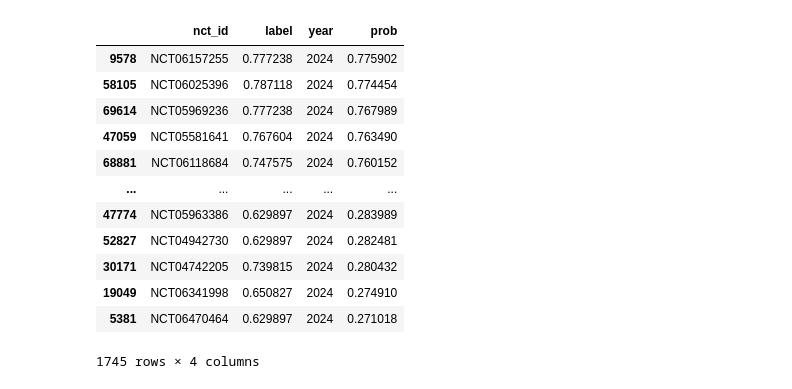
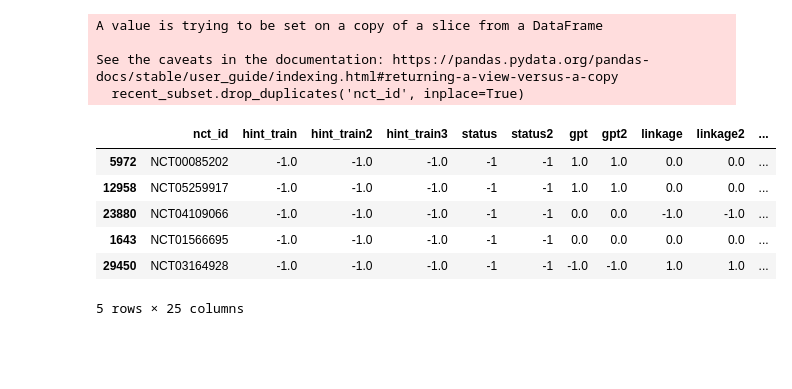
Before and after one commit to chufangao/CTOD, a Jupyter notebook: tutorials/predictions_on_current_trials.ipynb, the cells around one changed output. Saved outputs shown, nothing was run; the diff lists cells and outputs as text; code cells hidden in the pictures; blank space fills up the shorter version.

```diff
--- a/tutorials/predictions_on_current_trials.ipynb
+++ b/tutorials/predictions_on_current_trials.ipynb
@@ -336,17 +36,38 @@ y_test (array([0, 1]), array([1238,  507]))
-# %%
-# prediction on current trials
-test_studies[['nct_id',  'label', 'year', 'prob']].sort_values('prob', ascending=False)
-# %% [output]
-|  | nct_id | label | year | prob |
-| 9578 | NCT06157255 | 0.777238 | 2024 | 0.775902 |
-| 58105 | NCT06025396 | 0.787118 | 2024 | 0.774454 |
-| 69614 | NCT05969236 | 0.777238 | 2024 | 0.767989 |
-| 47059 | NCT05581641 | 0.767604 | 2024 | 0.763490 |
-| 68881 | NCT06118684 | 0.747575 | 2024 | 0.760152 |
-| ... | ... | ... | ... | ... |
-| 47774 | NCT05963386 | 0.629897 | 2024 | 0.283989 |
-| 52827 | NCT04942730 | 0.629897 | 2024 | 0.282481 |
-| 30171 | NCT04742205 | 0.739815 | 2024 | 0.280432 |
-| 19049 | NCT06341998 | 0.650827 | 2024 | 0.274910 |
-| 5381 | NCT06470464 | 0.629897 | 2024 | 0.271018 |
-1745 rows × 4 columns
+# %%
+# ================ loading phase 3 CTO label ================
+import glob
+import os
+import pandas as pd
+import numpy as np
+import zipfile
+
+with zipfile.ZipFile(CTTI_PATH, 'r') as zip_ref:
+    names = zip_ref.namelist()
+    all_studies = pd.read_csv(zip_ref.open([name for name in names if name.split("/")[-1]=='studies.txt'][0]), sep='|')
+    outcome_analyses = pd.read_csv(zip_ref.open([name for name in names if name.split("/")[-1]=='outcome_analyses.txt'][0]), sep='|')
+    outcomes = pd.read_csv(zip_ref.open([name for name in names if name.split("/")[-1]=='outcomes.txt'][0]), sep='|')
+
+CTO_phase3_preds = pd.read_csv("https://huggingface.co/datasets/chufangao/CTO/raw/main/phase3_CTO_rf.csv")
+all_studies['completion_date'] = pd.to_datetime(all_studies['completion_date'])
+
+# merge completion dates for later filterting
+CTO_phase3_preds = pd.merge(CTO_phase3_preds,all_studies[['nct_id','completion_date']], on='nct_id', how='left')
+# %%
+# obtain subset of trials that have was completed in 2023-2024
+recent_subset = CTO_phase3_preds[(CTO_phase3_preds['completion_date'] >= pd.to_datetime('2023-01-01')) & (CTO_phase3_preds['completion_date'] <= pd.to_datetime('2024-01-01'))]
+recent_subset.drop_duplicates('nct_id', inplace=True)
+
+# show highest probability predictions
+recent_subset.sort_values(['pred_proba', 'completion_date'], ascending=[False, False]).head()
+# %% [output]
+A value is trying to be set on a copy of a slice from a DataFrame
+
+See the caveats in the documentation: https://pandas.pydata.org/pandas-docs/stable/user_guide/indexing.html#returning-a-view-versus-a-copy
+  recent_subset.drop_duplicates('nct_id', inplace=True)
+|  | nct_id | hint_train | hint_train2 | hint_train3 | status | status2 | gpt | gpt2 | linkage | linkage2 | ... |
+| 5972 | NCT00085202 | -1.0 | -1.0 | -1.0 | -1 | -1 | 1.0 | 1.0 | 0.0 | 0.0 | ... |
+| 12958 | NCT05259917 | -1.0 | -1.0 | -1.0 | -1 | -1 | 1.0 | 1.0 | 0.0 | 0.0 | ... |
+| 23880 | NCT04109066 | -1.0 | -1.0 | -1.0 | -1 | -1 | 0.0 | 0.0 | -1.0 | -1.0 | ... |
+| 1643 | NCT01566695 | -1.0 | -1.0 | -1.0 | -1 | -1 | 0.0 | 0.0 | 0.0 | 0.0 | ... |
+| 29450 | NCT03164928 | -1.0 | -1.0 | -1.0 | -1 | -1 | -1.0 | -1.0 | 1.0 | 1.0 | ... |
+5 rows × 25 columns
```
Also changed, not shown: parts of 9 cells of this notebook.
